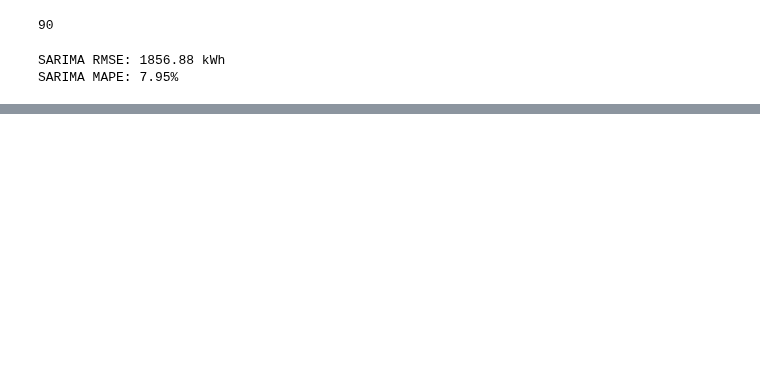
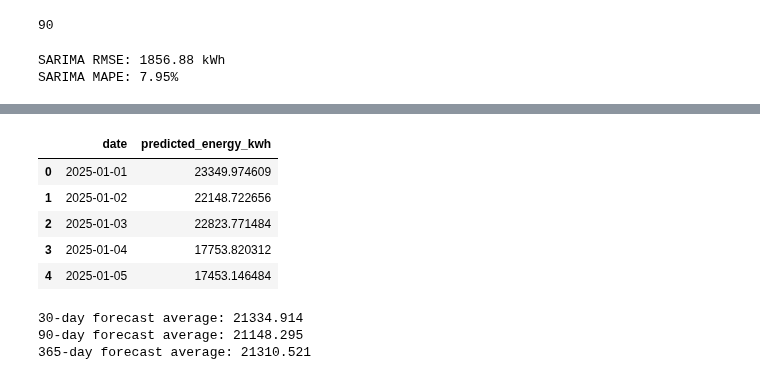
Before and after one commit to Student-boy143/powergrid-ev-analytics, a Jupyter notebook: notebooks/01_dataset_exploration.ipynb.ipynb, the cells around one changed output, grey strips where cells are left out. Drawn from its saved outputs; the diff is of its cells as text; code cells hidden in the pictures; blank space fills up the shorter version.

```diff
--- a/notebooks/01_dataset_exploration.ipynb.ipynb
+++ b/notebooks/01_dataset_exploration.ipynb.ipynb
@@ -540,0 +684,73 @@ SARIMA MAPE: 7.95%
+# %%
+from datetime import timedelta
+
+history = xgb_data[["start_timestamp", "energy_kwh"]].copy()
+
+future_dates = pd.date_range(
+    start=history["start_timestamp"].max() + timedelta(days=1),
+    periods=365,
+    freq="D"
+)
+
+future_predictions = []
+
+for date in future_dates:
+    day_of_week = date.dayofweek
+    month = date.month
+    day_of_year = date.dayofyear
+    year = date.year
+
+    lag_1 = history["energy_kwh"].iloc[-1]
+    lag_7 = history["energy_kwh"].iloc[-7]
+    lag_14 = history["energy_kwh"].iloc[-14]
+    rolling_7 = history["energy_kwh"].iloc[-7:].mean()
+
+    row = pd.DataFrame([[
+        day_of_week,
+        month,
+        day_of_year,
+        year,
+        lag_1,
+        lag_7,
+        lag_14,
+        rolling_7
+    ]], columns=features)
+
+    prediction = xgb_model.predict(row)[0]
+
+    future_predictions.append(prediction)
+
+    history = pd.concat([
+        history,
+        pd.DataFrame({
+            "start_timestamp": [date],
+            "energy_kwh": [prediction]
+        })
+    ], ignore_index=True)
+
+future_forecast = pd.DataFrame({
+    "date": future_dates,
+    "predicted_energy_kwh": future_predictions
+})
+
+future_forecast.head()
+# %% [output]
+|  | date | predicted_energy_kwh |
+| 0 | 2025-01-01 | 23349.974609 |
+| 1 | 2025-01-02 | 22148.722656 |
+| 2 | 2025-01-03 | 22823.771484 |
+| 3 | 2025-01-04 | 17753.820312 |
+| 4 | 2025-01-05 | 17453.146484 |
+# %%
+print("30-day forecast average:",
+      future_forecast.iloc[:30]["predicted_energy_kwh"].mean())
+
+print("90-day forecast average:",
+      future_forecast.iloc[:90]["predicted_energy_kwh"].mean())
+
+print("365-day forecast average:",
+      future_forecast["predicted_energy_kwh"].mean())
+# %% [output]
+30-day forecast average: 21334.914
+90-day forecast average: 21148.295
+365-day forecast average: 21310.521
```
Also changed, not shown: parts of 19 cells of this notebook.
